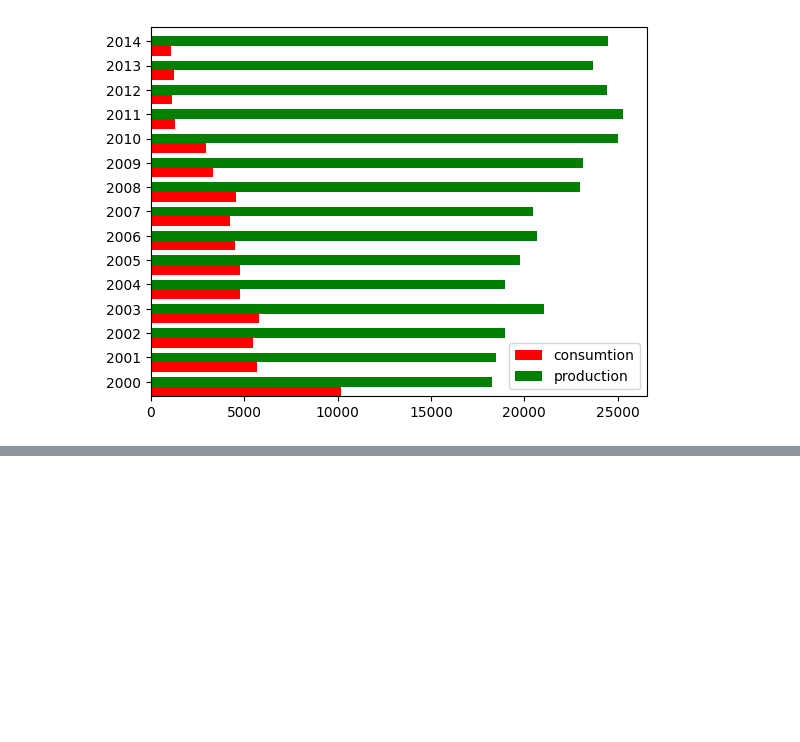
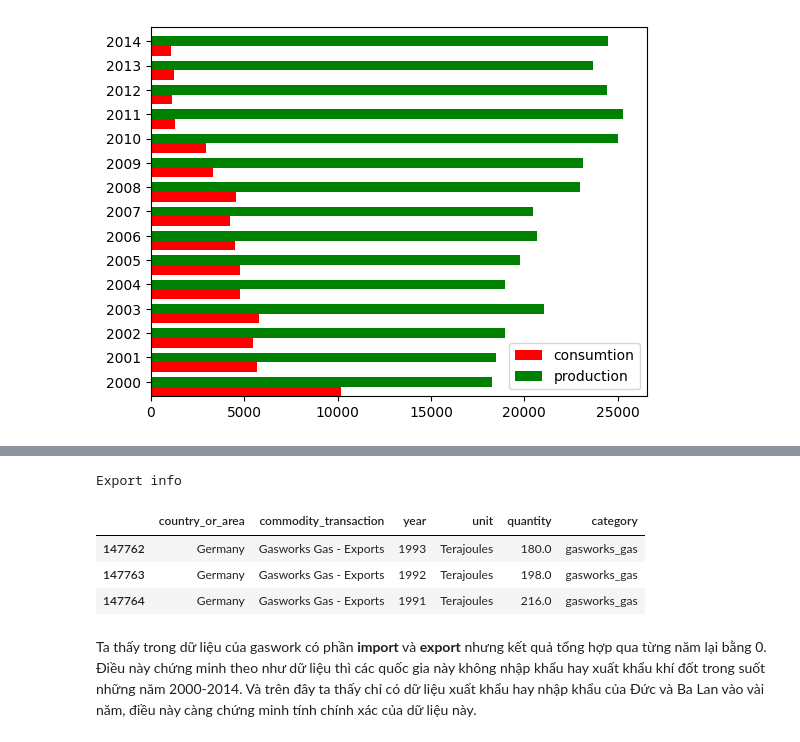
Before and after one commit to ndphong812/ProgramDS-Final-Project, a Jupyter notebook: question1.ipynb, the cells around one changed output, grey strips where cells are left out. Drawn from its saved outputs; the diff is of its cells as text; code cells hidden in the pictures; blank space fills up the shorter version.

```diff
--- a/question1.ipynb
+++ b/question1.ipynb
@@ -105,0 +134,13 @@ ax.legend()
+# %%
+print('Export info')
+export_info
+# %% [output]
+Export info
+|  | country_or_area | commodity_transaction | year | unit | quantity | category |
+| 147762 | Germany | Gasworks Gas - Exports | 1993 | Terajoules | 180.0 | gasworks_gas |
+| 147763 | Germany | Gasworks Gas - Exports | 1992 | Terajoules | 198.0 | gasworks_gas |
+| 147764 | Germany | Gasworks Gas - Exports | 1991 | Terajoules | 216.0 | gasworks_gas |
+# %% [markdown]
+Ta thấy trong dữ liệu của gaswork có phần **import** và **export** nhưng kết quả tổng hợp qua từng năm lại bằng 0.
+Điều này chứng minh theo như dữ liệu thì các quốc gia này không nhập khẩu hay xuất khẩu khí đốt trong suốt những năm 2000-2014.
+Và trên đây ta thấy chỉ có dữ liệu xuất khẩu hay nhập khẩu của Đức và Ba Lan vào vài năm, điều này càng chứng minh tính chính xác của dữ liệu này.
```
Also changed, not shown: parts of 12 cells of this notebook.
